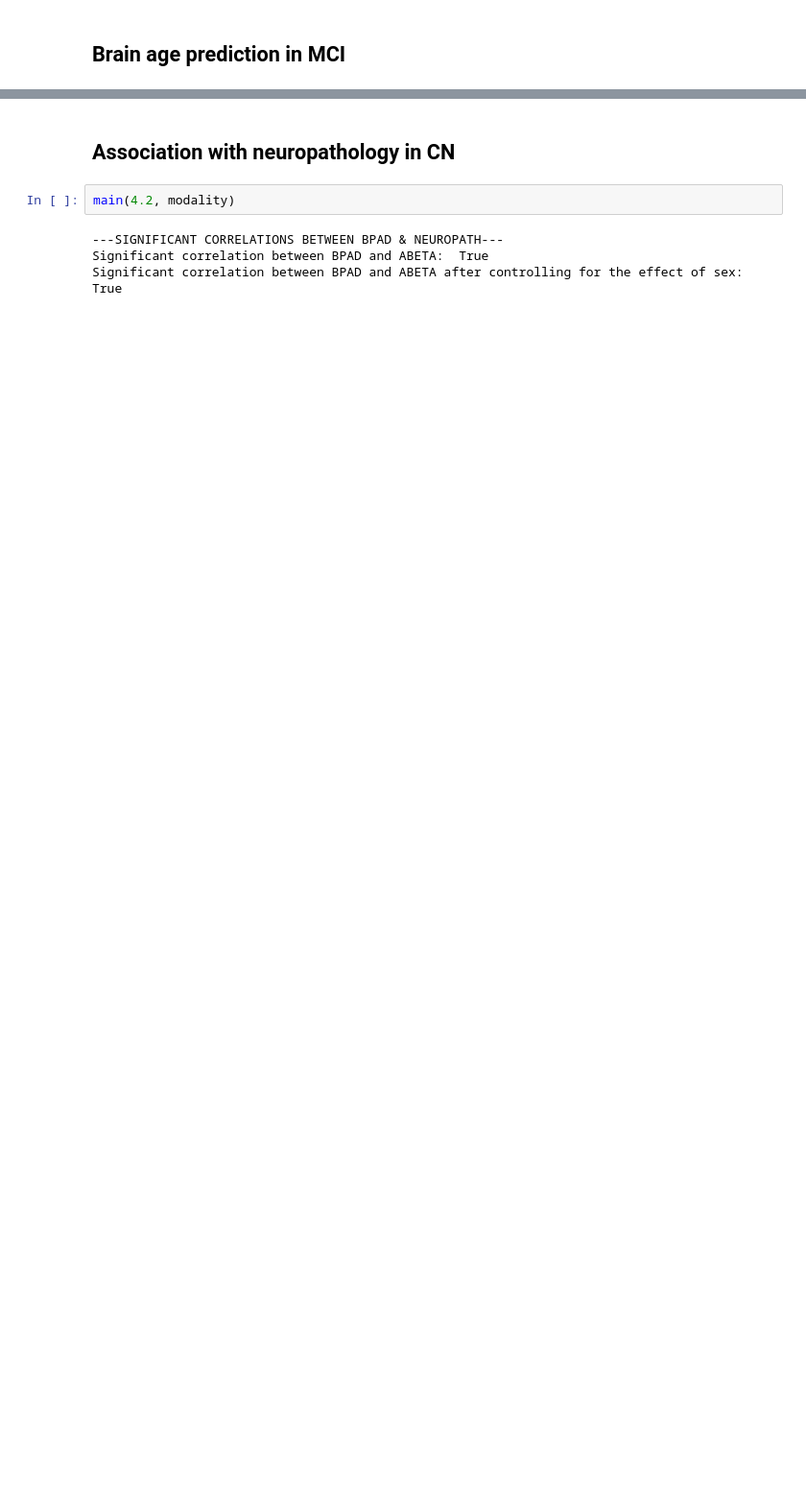
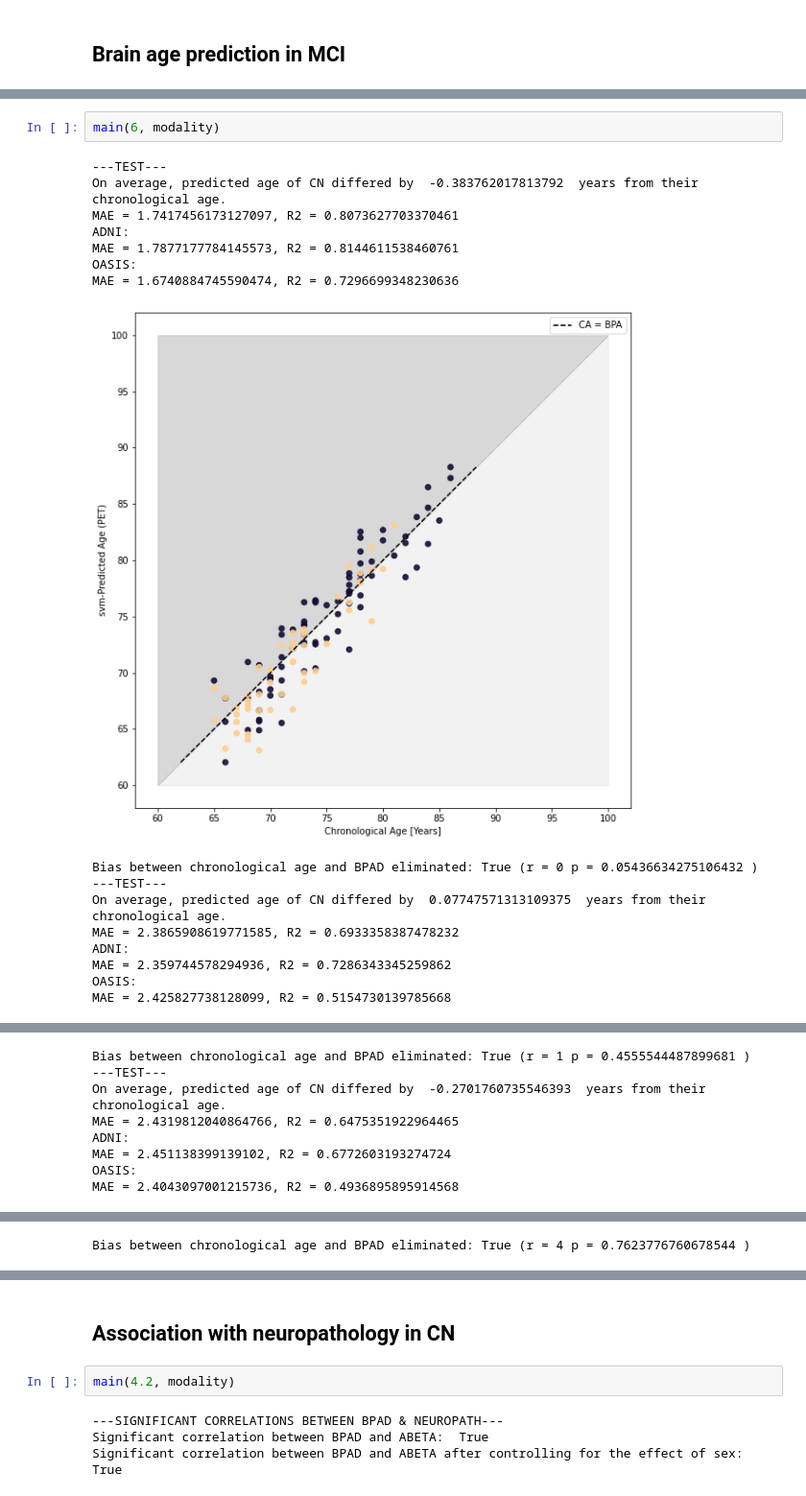
Before and after one commit to elenadoe/Brain_Age_PET_MRI, a Jupyter notebook: src/demo.ipynb, the cells around one changed output, grey strips where cells are left out. Shown at 96% size. Cells and saved outputs as stored; diff of their text form; blank space fills up the shorter version.

```diff
--- a/src/demo.ipynb
+++ b/src/demo.ipynb
@@ -93,0 +106,19 @@ MAE = 2.714258694311948, R2 = 0.7891254441726918
+# %%
+main(6, modality)
+# %% [output]
+---TEST---
+On average, predicted age of CN differed by  -0.383762017813792  years from their chronological age.
+MAE = 1.7417456173127097, R2 = 0.8073627703370461
+ADNI:
+MAE = 1.7877177784145573, R2 = 0.8144611538460761
+OASIS:
+MAE = 1.6740884745590474, R2 = 0.7296699348230636
+[figure, added]
+Bias between chronological age and BPAD eliminated: True (r = 0 p = 0.05436634275106432 )
+---TEST---
+On average, predicted age of CN differed by  0.07747571313109375  years from their chronological age.
+MAE = 2.3865908619771585, R2 = 0.6933358387478232
+ADNI:
+MAE = 2.359744578294936, R2 = 0.7286343345259862
+OASIS:
+MAE = 2.425827738128099, R2 = 0.5154730139785668
@@ -93,0 +126,8 @@ MAE = 2.714258694311948, R2 = 0.7891254441726918
+Bias between chronological age and BPAD eliminated: True (r = 1 p = 0.4555544487899681 )
+---TEST---
+On average, predicted age of CN differed by  -0.2701760735546393  years from their chronological age.
+MAE = 2.4319812040864766, R2 = 0.6475351922964465
+ADNI:
+MAE = 2.451138399139102, R2 = 0.6772603193274724
+OASIS:
+MAE = 2.4043097001215736, R2 = 0.4936895895914568
@@ -94,3 +153,4 @@ MAE = 2.714258694311948, R2 = 0.7891254441726918
+Bias between chronological age and BPAD eliminated: True (r = 4 p = 0.7623776760678544 )
 # %%
 main(4.1, modality)
 # %% [output]
```
Also changed, not shown: parts of 14 cells of this notebook, 5 other files.
